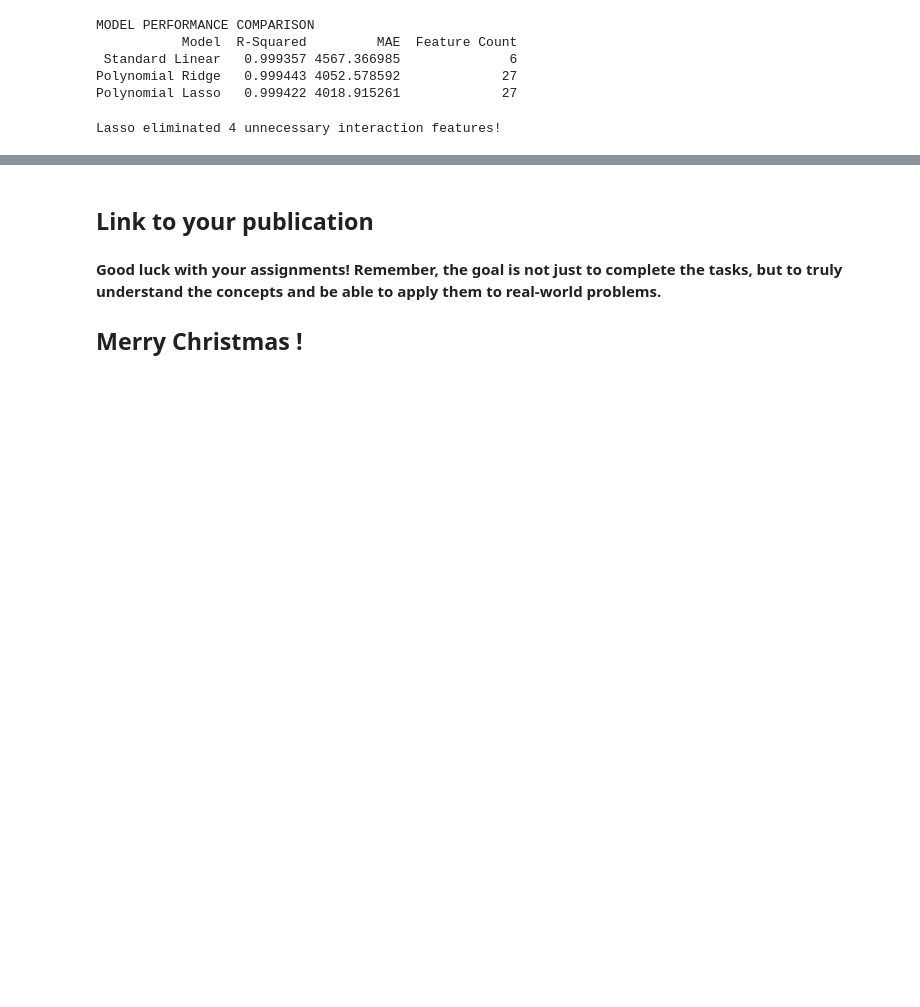
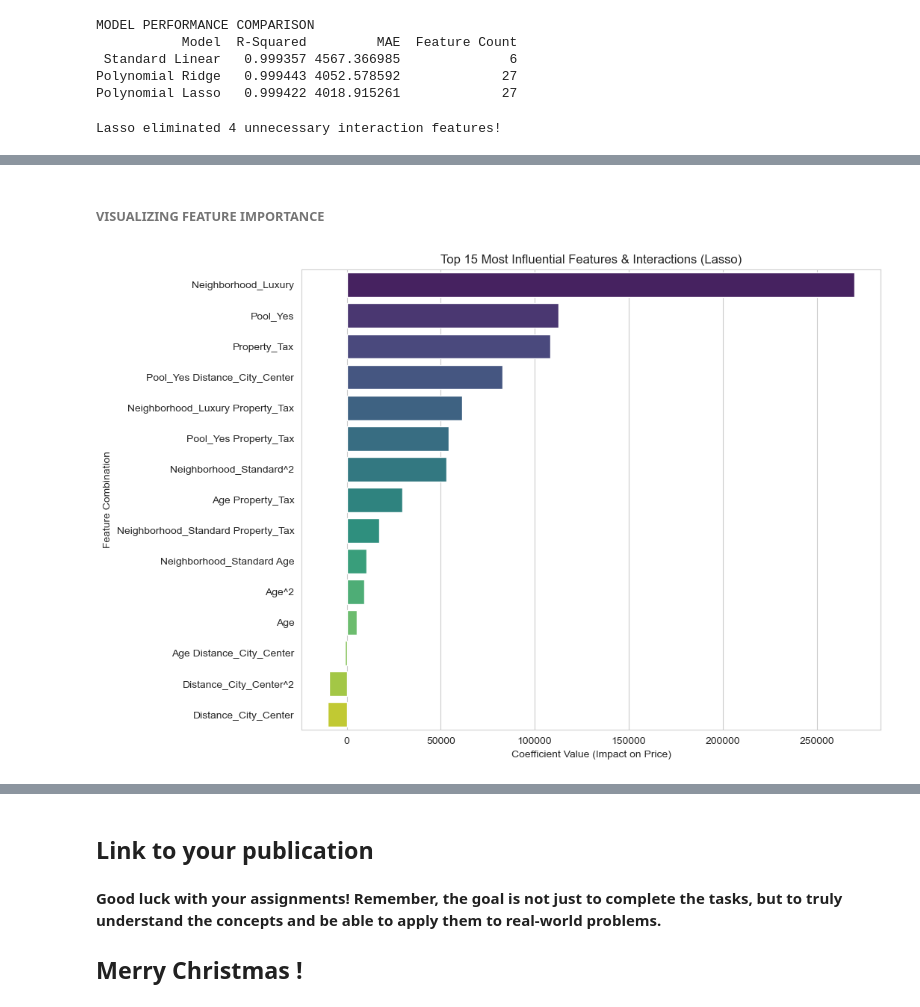
Before and after one commit to Ezerioha-ifeanyi/Week-14-Take-Home, a Jupyter notebook: Take Home.ipynb, the cells around one changed output, grey strips where cells are left out. Cells and saved outputs as stored; diff of their text form; code cells hidden in the pictures; blank space fills up the shorter version.

```diff
--- a/Take Home.ipynb
+++ b/Take Home.ipynb
@@ -4103,0 +3529,13 @@ def document_improvement(baseline_model, tuned_model, X_train, X_test, y_train,
+# %%
+# Create a DataFrame to store feature names and their corresponding coefficients
+importance_df = pd.DataFrame({
+    'Feature': poly_feature_names,
+    'Coefficient': best_lasso.coef_
+})
+
+# Filter out features that Lasso removed (Coefficient = 0)
+important_features = importance_df[importance_df['Coefficient'] != 0].sort_values(by='Coefficient', ascending=False)
+
+# Display the top 10 strongest features
+print("TOP 10 PRICE DRIVERS (Including Interactions):")
+print(important_features.head(10))
@@ -4103,0 +3555,16 @@ def document_improvement(baseline_model, tuned_model, X_train, X_test, y_train,
+# %% [markdown]
+###### VISUALIZING FEATURE IMPORTANCE
+# %%
+plt.figure(figsize=(10, 8))
+sns.barplot(
+    x='Coefficient',
+    y='Feature',
+    data=important_features.head(15),
+    palette='viridis'
+)
+plt.title('Top 15 Most Influential Features & Interactions (Lasso)')
+plt.xlabel('Coefficient Value (Impact on Price)')
+plt.ylabel('Feature Combination')
+plt.show()
+# %% [output]
+[figure, added]
```
Also changed, not shown: parts of 10 cells of this notebook.
